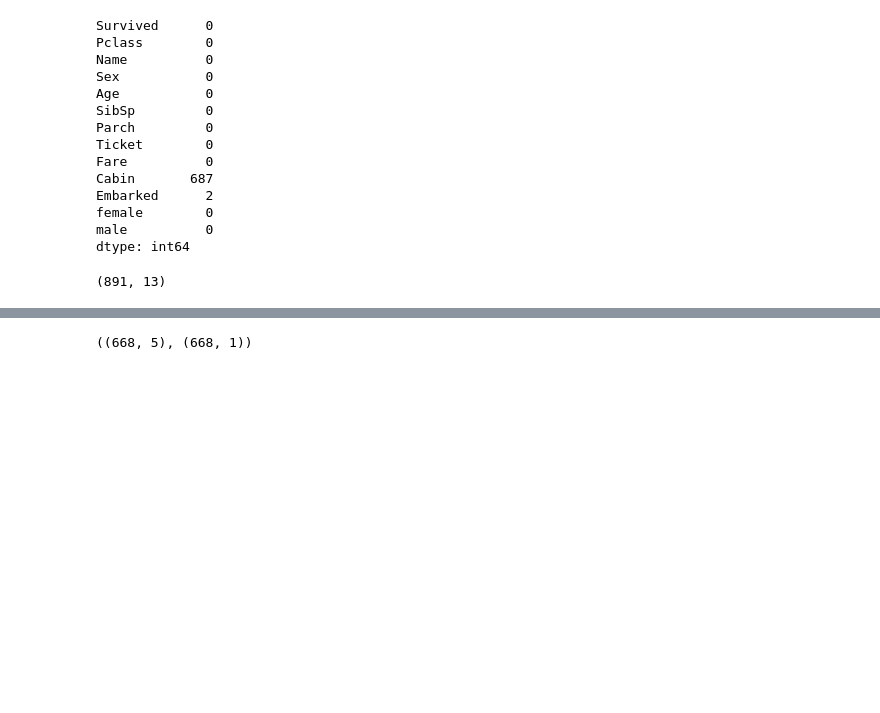
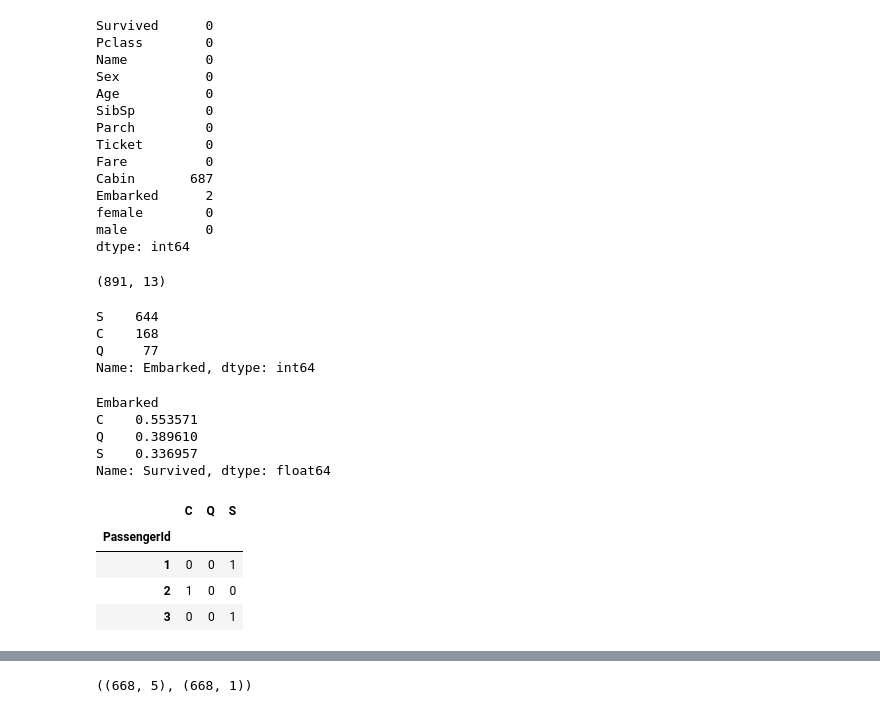
Before and after one commit to Basmatz/Spiced-bootcamp, a Jupyter notebook: Week2/Model..ipynb, the cells around one changed output, grey strips where cells are left out. Cells and saved outputs as stored; diff of their text form; code cells hidden in the pictures; blank space fills up the shorter version.

```diff
--- a/Week2/Model..ipynb
+++ b/Week2/Model..ipynb
@@ -92,3 +97,29 @@ dtype: int64
 df2.shape
 # %% [output]
 (891, 13)
+# %%
+# Change Embarked to dummies
+
+df2['Embarked'].value_counts()
+# %% [output]
+S    644
+C    168
+Q     77
+Name: Embarked, dtype: int64
+# %%
+df2['Survived'].groupby(df['Embarked']).mean()
+# %% [output]
+Embarked
+C    0.553571
+Q    0.389610
+S    0.336957
+Name: Survived, dtype: float64
+# %%
+onehot2 = pd.get_dummies(df['Embarked'])  # --> DF
+onehot2.head(3)
+# %% [output]
+|  | C | Q | S |
+| PassengerId |  |  |  |
+| 1 | 0 | 0 | 1 |
+| 2 | 1 | 0 | 0 |
+| 3 | 0 | 0 | 1 |
```
Also changed, not shown: parts of 71 cells of this notebook.
